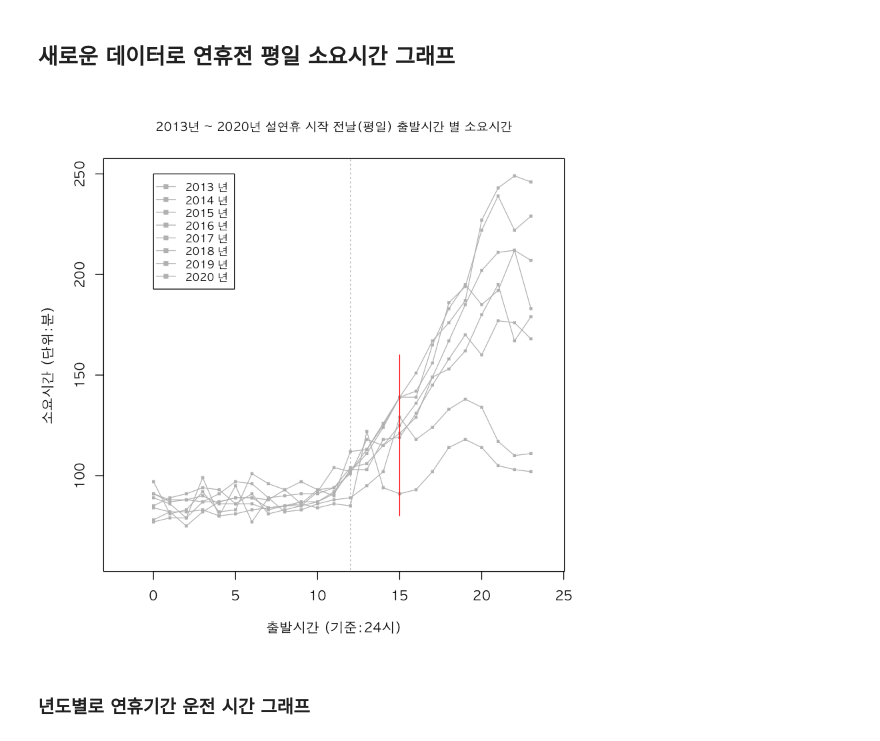
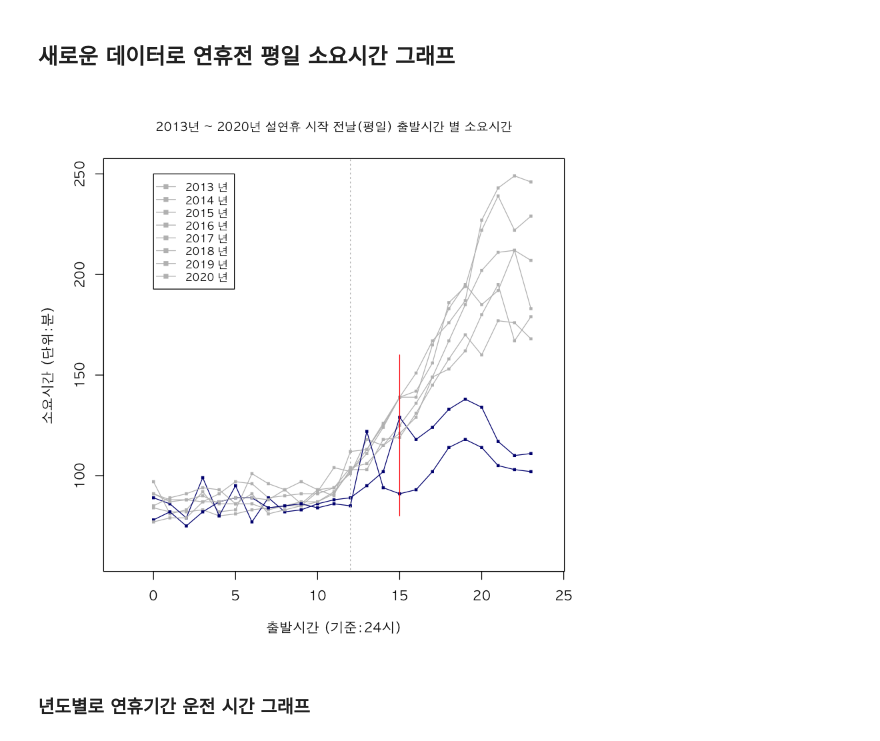
Before and after one commit to monargent0/TJRrrClass, a Jupyter notebook: 교통량.ipynb, the cells around one changed output. Drawn from its saved outputs; the diff is of its cells as text; code cells hidden in the pictures.

```diff
--- a/교통량.ipynb
+++ b/교통량.ipynb
@@ -740,7 +759,7 @@ lines(
     type = 'o',
     pch = 15,
     cex = c(0.5),
-    col = 'grey',
+    col = 'navy',
 )
 lines(
     y17[y17$일차 == 0,]$출발시간,
@@ -766,35 +785,35 @@ lines(
     y19[y19$일차 == 0,]$소요시간,
     lwd = 1,
     type = 'o',
     pch = 15,
     cex = c(0.5),
-    col = 'grey',
+    col = 'navy',
 )
 lines(
     y20[y20$일차 == 0,]$출발시간,
     y20[y20$일차 == 0,]$소요시간,
     lwd = 1,
     type = 'o',
     pch = 15,
     cex = c(0.5),
     col = 'grey',
 )
 
 # 범례
 legend(0, 250, # x, y 좌표값
     c(paste(2013:2020, '년 ')),
     col= c('grey'),
     pch = c(15),
     lty = c(1),
     cex = 0.8, # 크기조절 R에서 기본값 1
 
 )
 
 # 선분 그리기 (3,3) 와 (4,4)
 segments(15,80 , 15,160 , col='red')
 segments(12,40 , 12,260 , col='grey' , lty = 3)
 # %% [output]
-[figure, old version]
+[figure, new version]
 # %% [markdown]
 ### 년도별로 연휴기간 운전 시간 그래프
 # %%
```
Also changed, not shown: parts of 2 cells of this notebook, 2 other files.
